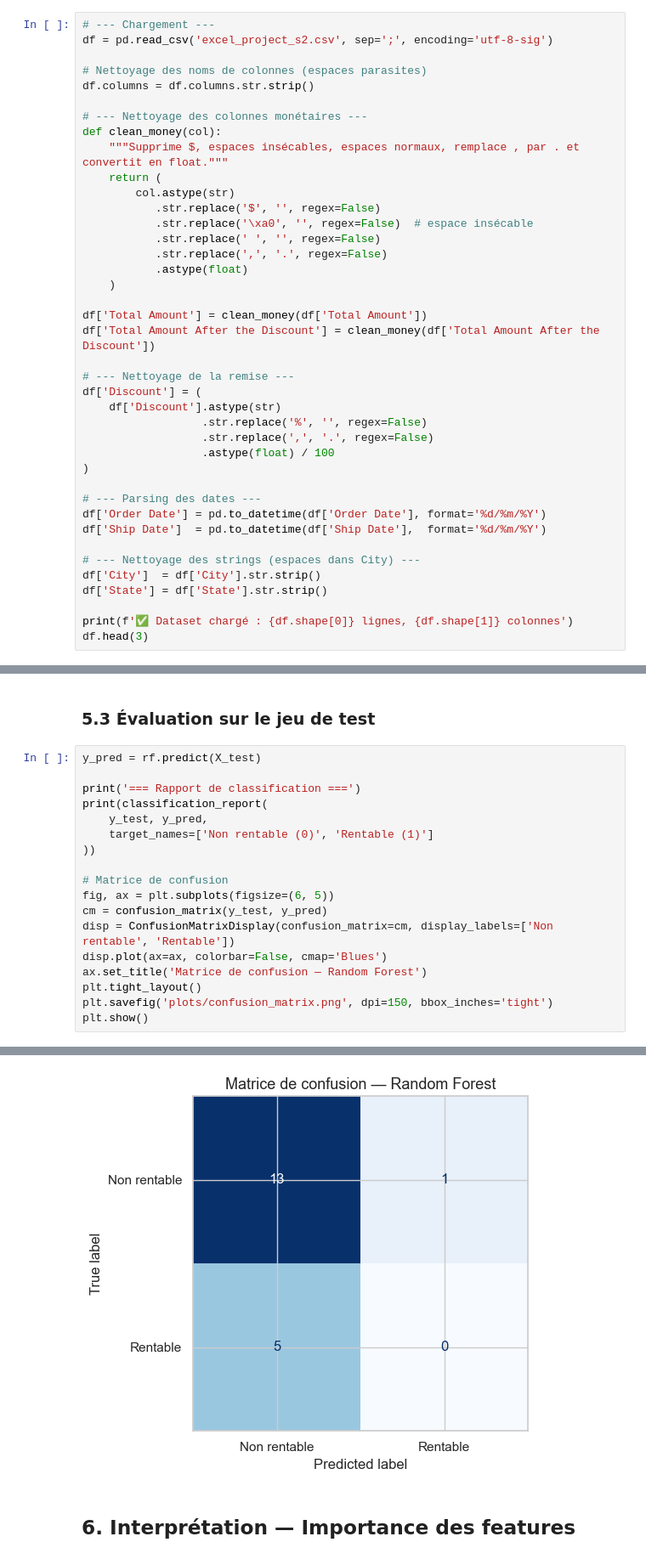
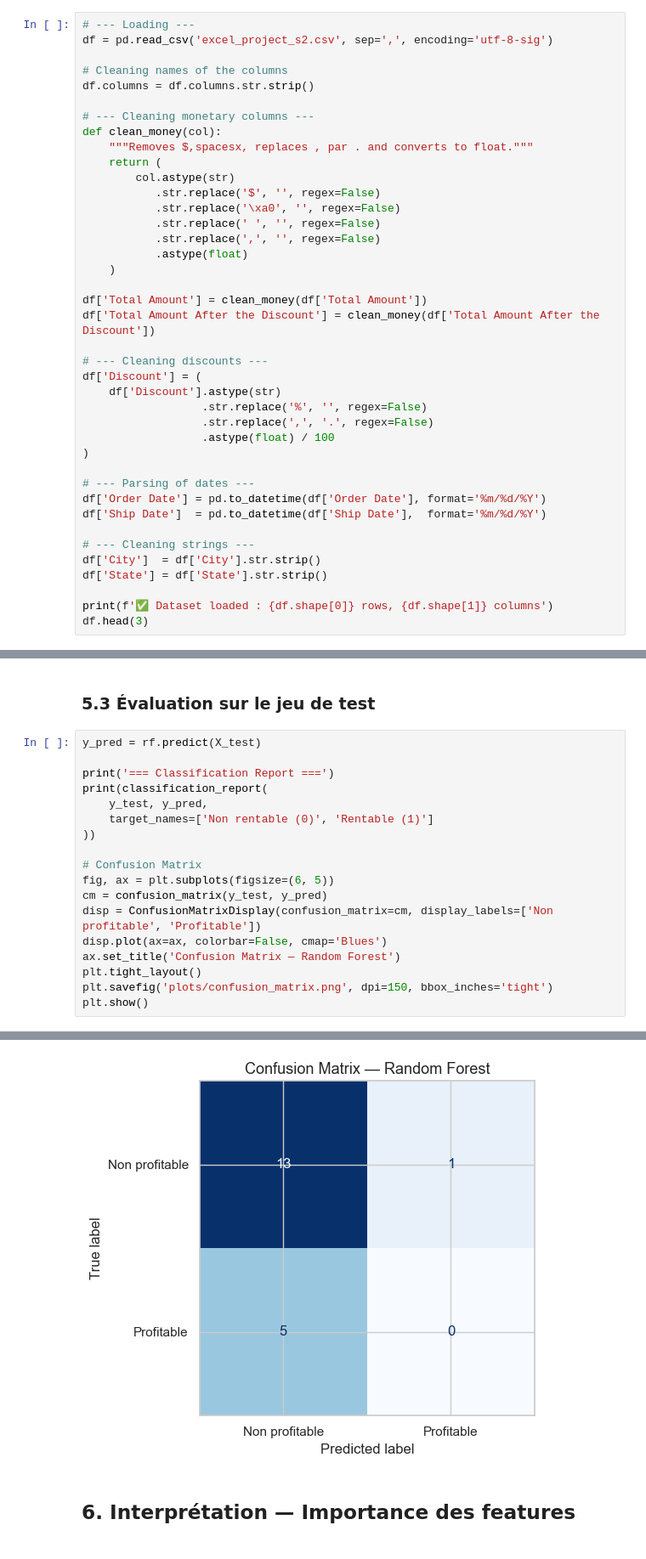
Before and after one commit to Attila0769/excel_project_python, a Jupyter notebook: analyse_remises.ipynb, the cells around one changed output, grey strips where cells are left out. Shown at 85% size. Cells and saved outputs as stored; diff of their text form.

```diff
--- a/analyse_remises.ipynb
+++ b/analyse_remises.ipynb
@@ -37,28 +37,28 @@ Le CSV a plusieurs particularités à gérer :
 - Remises en `%`
 - Dates en `DD/MM/YYYY`
 # %%
-# --- Chargement ---
-df = pd.read_csv('excel_project_s2.csv', sep=';', encoding='utf-8-sig')
+# --- Loading ---
+df = pd.read_csv('excel_project_s2.csv', sep=',', encoding='utf-8-sig')
 
-# Nettoyage des noms de colonnes (espaces parasites)
+# Cleaning names of the columns
 df.columns = df.columns.str.strip()
 
-# --- Nettoyage des colonnes monétaires ---
+# --- Cleaning monetary columns ---
 def clean_money(col):
-    """Supprime $, espaces insécables, espaces normaux, remplace , par . et convertit en float."""
+    """Removes $,spacesx, replaces , par . and converts to float."""
     return (
         col.astype(str)
            .str.replace('$', '', regex=False)
-           .str.replace('\xa0', '', regex=False)  # espace insécable
+           .str.replace('\xa0', '', regex=False)
            .str.replace(' ', '', regex=False)
-           .str.replace(',', '.', regex=False)
+           .str.replace(',', '', regex=False)
            .astype(float)
     )
 
 df['Total Amount'] = clean_money(df['Total Amount'])
 df['Total Amount After the Discount'] = clean_money(df['Total Amount After the Discount'])
 
-# --- Nettoyage de la remise ---
+# --- Cleaning discounts ---
 df['Discount'] = (
     df['Discount'].astype(str)
                   .str.replace('%', '', regex=False)
@@ -66,14 +66,14 @@ df['Discount'] = (
                   .astype(float) / 100
 )
 
-# --- Parsing des dates ---
-df['Order Date'] = pd.to_datetime(df['Order Date'], format='%d/%m/%Y')
-df['Ship Date']  = pd.to_datetime(df['Ship Date'],  format='%d/%m/%Y')
+# --- Parsing of dates ---
+df['Order Date'] = pd.to_datetime(df['Order Date'], format='%m/%d/%Y')
+df['Ship Date']  = pd.to_datetime(df['Ship Date'],  format='%m/%d/%Y')
 
-# --- Nettoyage des strings (espaces dans City) ---
+# --- Cleaning strings ---
 df['City']  = df['City'].str.strip()
 df['State'] = df['State'].str.strip()
 
-print(f'✅ Dataset chargé : {df.shape[0]} lignes, {df.shape[1]} colonnes')
+print(f'✅ Dataset loaded : {df.shape[0]} rows, {df.shape[1]} columns')
 df.head(3)
 # %% [output]
@@ -337,18 +337,18 @@ print(f'   Scores par fold : {[f"{s:.2%}" for s in cv_scores]}')
 # %%
 y_pred = rf.predict(X_test)
 
-print('=== Rapport de classification ===')
+print('=== Classification Report ===')
 print(classification_report(
     y_test, y_pred,
     target_names=['Non rentable (0)', 'Rentable (1)']
 ))
 
-# Matrice de confusion
+# Confusion Matrix
 fig, ax = plt.subplots(figsize=(6, 5))
 cm = confusion_matrix(y_test, y_pred)
-disp = ConfusionMatrixDisplay(confusion_matrix=cm, display_labels=['Non rentable', 'Rentable'])
+disp = ConfusionMatrixDisplay(confusion_matrix=cm, display_labels=['Non profitable', 'Profitable'])
 disp.plot(ax=ax, colorbar=False, cmap='Blues')
-ax.set_title('Matrice de confusion — Random Forest')
+ax.set_title('Confusion Matrix — Random Forest')
 plt.tight_layout()
 plt.savefig('plots/confusion_matrix.png', dpi=150, bbox_inches='tight')
 plt.show()
@@ -357,12 +357,12 @@ plt.show()
                   precision    recall  f1-score   support
 
 Non rentable (0)       0.72      0.93      0.81        14
     Rentable (1)       0.00      0.00      0.00         5
 
         accuracy                           0.68        19
        macro avg       0.36      0.46      0.41        19
     weighted avg       0.53      0.68      0.60        19
-[figure, old version]
+[figure, new version]
 # %% [markdown]
 ## 6. Interprétation — Importance des features
 # %%
```
Also changed, not shown: parts of 16 cells of this notebook, 15 other files.
